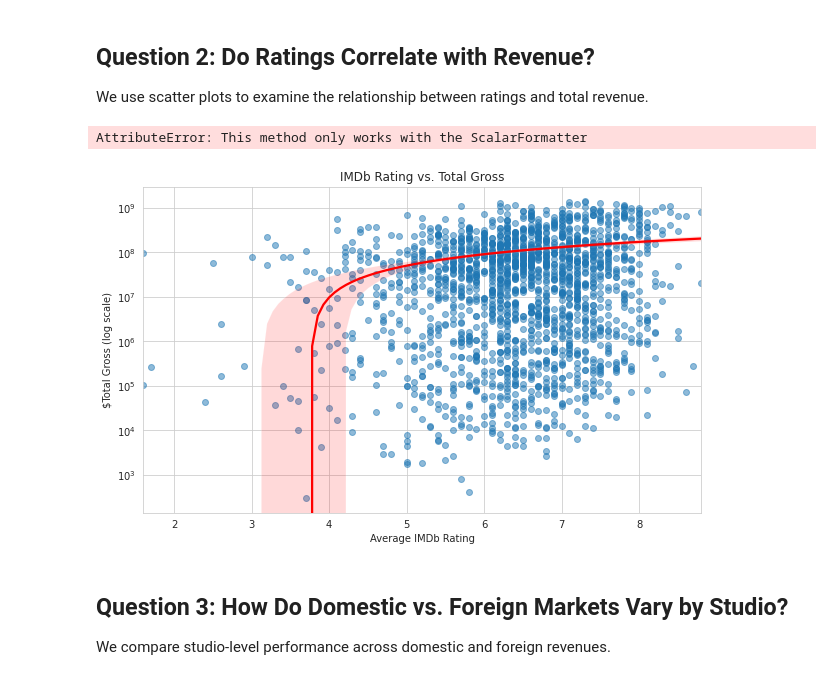
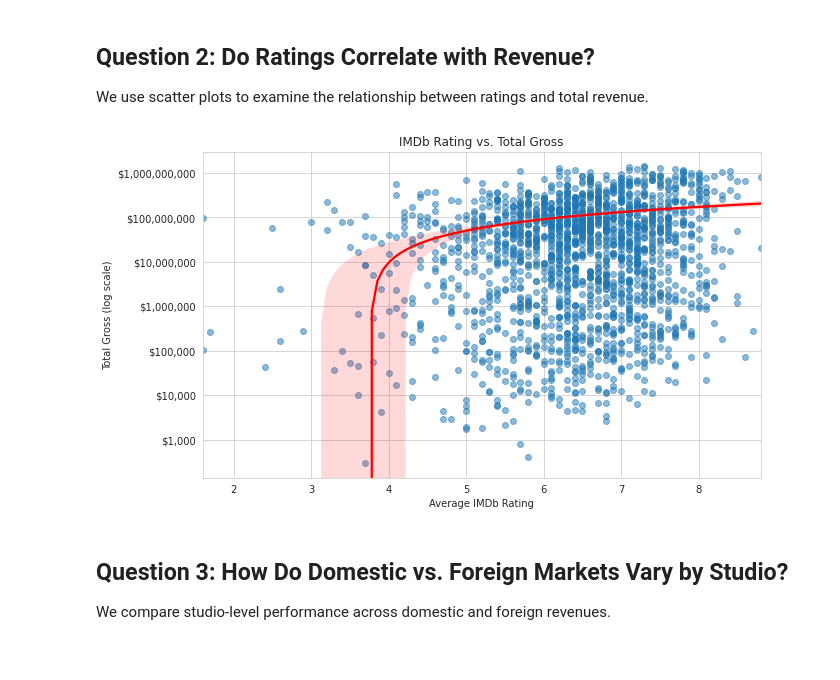
Before and after one commit to rahroy82/Movie-Analysis, a Jupyter notebook: Movie_production_analysis.ipynb, the cells around one changed output. Cells and saved outputs as stored; diff of their text form; code cells hidden in the pictures.

```diff
--- a/Movie_production_analysis.ipynb
+++ b/Movie_production_analysis.ipynb
@@ -203,17 +203,26 @@ plt.show()
 ## Question 2: Do Ratings Correlate with Revenue?
 We use scatter plots to examine the relationship between ratings and total revenue.
 # %%
+import matplotlib.ticker as mtick
+
 plt.figure(figsize=(10,6))
-sns.regplot(data=df, x='averagerating', y='total_gross', scatter_kws={'alpha':0.5}, line_kws={'color':'red'})
-plt.yscale('log')
+sns.regplot(
+    data=df,
+    x='averagerating',
+    y='total_gross',
+    scatter_kws={'alpha':0.5},
+    line_kws={'color':'red'}
+)
+
+plt.yscale('log')  # keep log scale
+plt.gca().yaxis.set_major_formatter(mtick.StrMethodFormatter('${x:,.0f}'))  # format as $ with commas
+
 plt.title('IMDb Rating vs. Total Gross')
 plt.xlabel('Average IMDb Rating')
-plt.ylabel('$Total Gross (log scale)')
-plt.ticklabel_format(style='plain', axis='y')
+plt.ylabel('Total Gross (log scale)')
 plt.show()
 # %% [output]
-AttributeError: This method only works with the ScalarFormatter
-[figure, old version]
+[figure, new version]
 # %% [markdown]
 ## Question 3: How Do Domestic vs. Foreign Markets Vary by Studio?
 We compare studio-level performance across domestic and foreign revenues.
```
Also changed, not shown: parts of 2 cells of this notebook.
